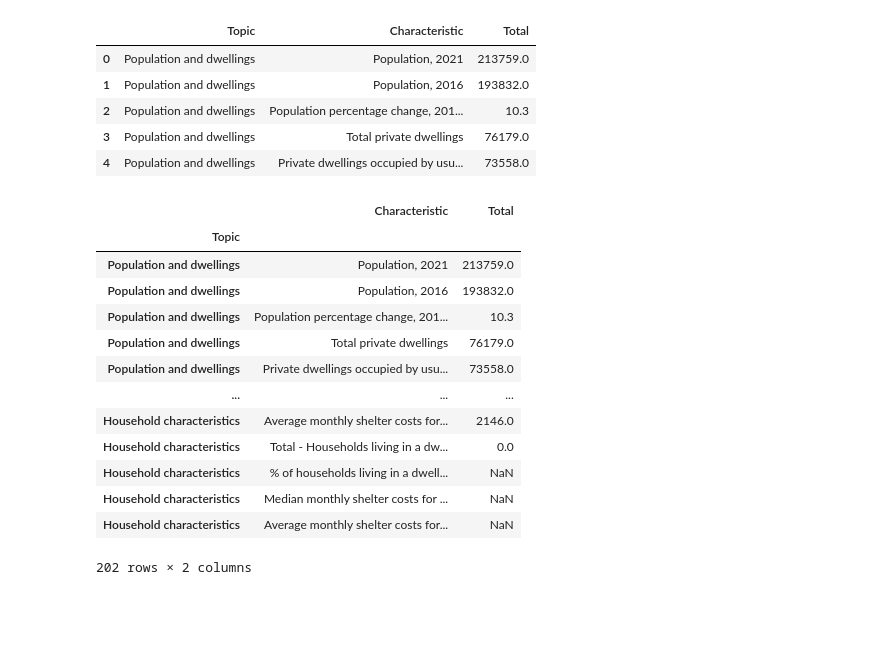
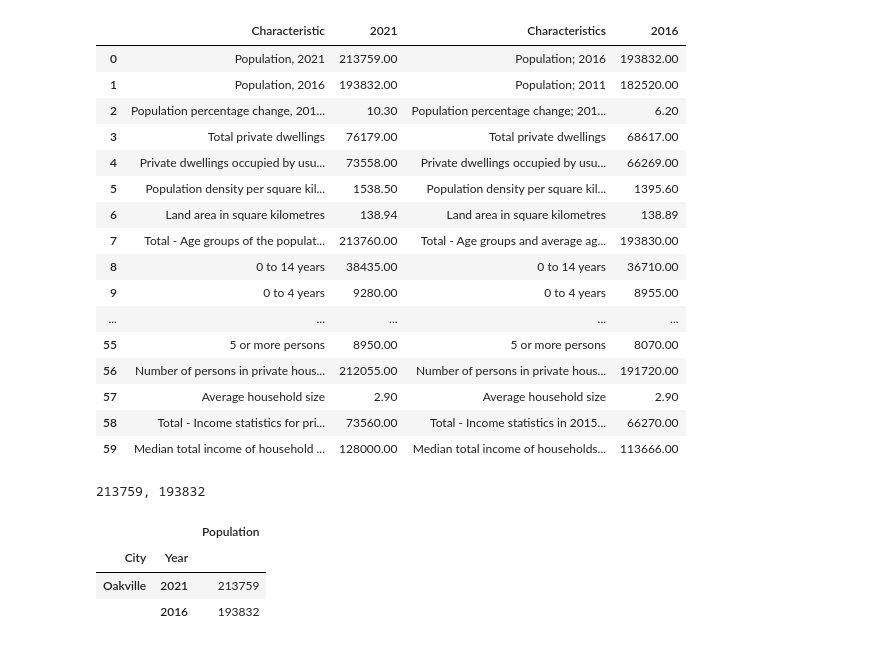
Before and after one commit to MaisieDeGraaf/oakville-housing-analysis, a Jupyter notebook: Code-Pooja/Housing.ipynb, the cells around one changed output. Saved outputs shown, nothing was run; the diff lists cells and outputs as text; code cells hidden in the pictures; blank space fills up the shorter version.

```diff
--- a/Code-Pooja/Housing.ipynb
+++ b/Code-Pooja/Housing.ipynb
@@ -10,33 +15,63 @@ import csv
 # %%
 # Read the census data into a Pandas DataFrame
 
 # file_path = Path("Resources/Oakville_2021.csv")
 # data = pd.read_csv(file_path, encoding="ISO-8859-1", low_memory=True)
-file = Path('Resources/CensusProfile2021.csv')
-data_df = pd.read_csv(file, encoding="ISO-8859-1", low_memory=True)
+file_2021 = Path('Resources/CensusProfile_Oakville2021.csv')
+data_2021 = pd.read_csv(file_2021, encoding="ISO-8859-1", low_memory=True)
+file_2016 = Path('Resources/CensusProfile_Oakville2016.csv')
+data_2016 = pd.read_csv(file_2016, encoding="ISO-8859-1", low_memory=True)
+
+# Combine the data into a single DataFrame
+combined_df = pd.concat([data_2021, data_2016], axis=1)
+
+# Display the data table for preview
+combined_df = combined_df[['Characteristic', '2021', 'Characteristics', '2016']]
+combined_df.head(60)
+
 #data = pd.read_csv(file_path, encoding="UTF-8", index_col="year")
-data_df.head()
+#data_2021.head()
+#data_2016.head()
 # %% [output]
-|  | Topic | Characteristic | Total |
-| 0 | Population and dwellings | Population, 2021 | 213759.0 |
-| 1 | Population and dwellings | Population, 2016 | 193832.0 |
-| 2 | Population and dwellings | Population percentage change, 201... | 10.3 |
-| 3 | Population and dwellings | Total private dwellings | 76179.0 |
-| 4 | Population and dwellings | Private dwellings occupied by usu... | 73558.0 |
+|  | Characteristic | 2021 | Characteristics | 2016 |
+| 0 | Population, 2021 | 213759.00 | Population; 2016 | 193832.00 |
+| 1 | Population, 2016 | 193832.00 | Population; 2011 | 182520.00 |
+| 2 | Population percentage change, 201... | 10.30 | Population percentage change; 201... | 6.20 |
+| 3 | Total private dwellings | 76179.00 | Total private dwellings | 68617.00 |
+| 4 | Private dwellings occupied by usu... | 73558.00 | Private dwellings occupied by usu... | 66269.00 |
+| 5 | Population density per square kil... | 1538.50 | Population density per square kil... | 1395.60 |
+| 6 | Land area in square kilometres | 138.94 | Land area in square kilometres | 138.89 |
+| 7 | Total - Age groups of the populat... | 213760.00 | Total - Age groups and average ag... | 193830.00 |
+| 8 | 0 to 14 years | 38435.00 | 0 to 14 years | 36710.00 |
+| 9 | 0 to 4 years | 9280.00 | 0 to 4 years | 8955.00 |
+| ... | ... | ... | ... | ... |
+| 55 | 5 or more persons | 8950.00 | 5 or more persons | 8070.00 |
+| 56 | Number of persons in private hous... | 212055.00 | Number of persons in private hous... | 191720.00 |
+| 57 | Average household size | 2.90 | Average household size | 2.90 |
+| 58 | Total - Income statistics for pri... | 73560.00 | Total - Income statistics in 2015... | 66270.00 |
+| 59 | Median total income of household ... | 128000.00 | Median total income of households... | 113666.00 |
 # %%
-data_df.set_index('Topic')
+#Population
+
+#2021_df = combined_df.col['Characteristic']['2021']
+#2016_df = combined_df.index[0][4]
+#2021_df
+
+print(f"{combined_df.iloc[0]['2021'].astype(int)}, {combined_df.iloc[0]['2016'].astype(int)}")
+#2021_pop
 # %% [output]
-|  | Characteristic | Total |
-| Topic |  |  |
-| Population and dwellings | Population, 2021 | 213759.0 |
-| Population and dwellings | Population, 2016 | 193832.0 |
-| Population and dwellings | Population percentage change, 201... | 10.3 |
-| Population and dwellings | Total private dwellings | 76179.0 |
-| Population and dwellings | Private dwellings occupied by usu... | 73558.0 |
-| ... | ... | ... |
-| Household characteristics | Average monthly shelter costs for... | 2146.0 |
-| Household characteristics | Total - Households living in a dw... | 0.0 |
-| Household characteristics | % of households living in a dwell... | NaN |
-| Household characteristics | Median monthly shelter costs for ... | NaN |
-| Household characteristics | Average monthly shelter costs for... | NaN |
-202 rows × 2 columns
+213759, 193832
+# %%
+#Create a DataFrame for Population:
+
+Oakville_pop = pd.DataFrame({'City': ['Oakville', 'Oakville' ],
+                          'Year': ['2021',' 2016'],
+                          'Population': [combined_df.iloc[0]['2021'].astype(int), combined_df.iloc[0]['2016'].astype(int)]
+                         })
+Oakville_df = Oakville_pop.set_index(['City', 'Year'])
+Oakville_df
+# %% [output]
+|  |  | Population |
+| City | Year |  |
+| Oakville | 2021 | 213759 |
+|  | 2016 | 193832 |
```
Also changed, not shown: parts of 5 cells of this notebook, 3 other files.
